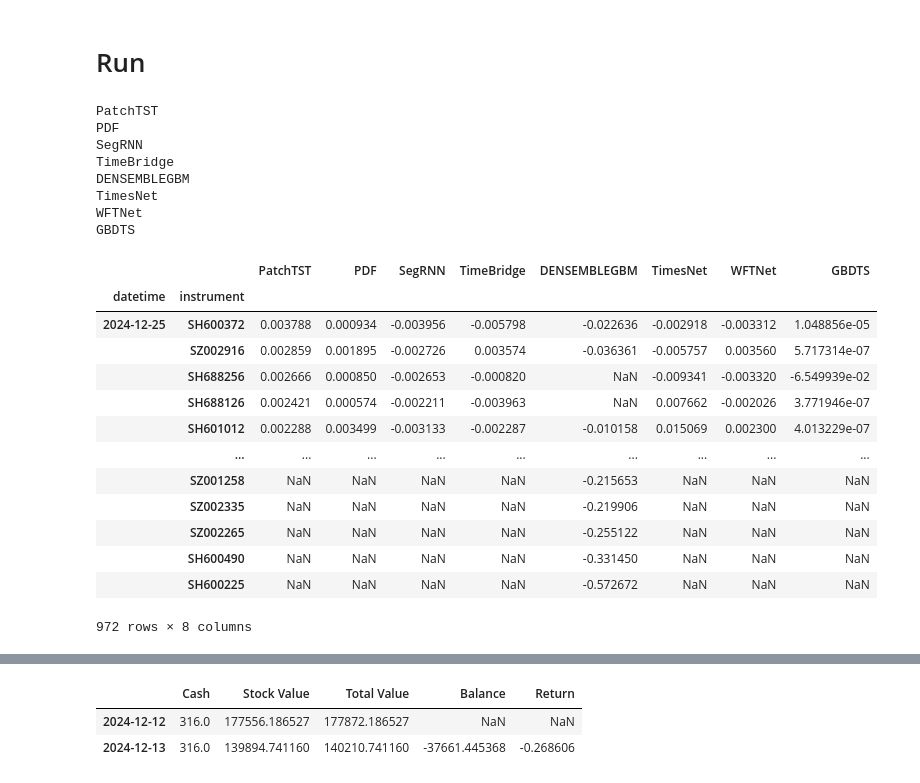
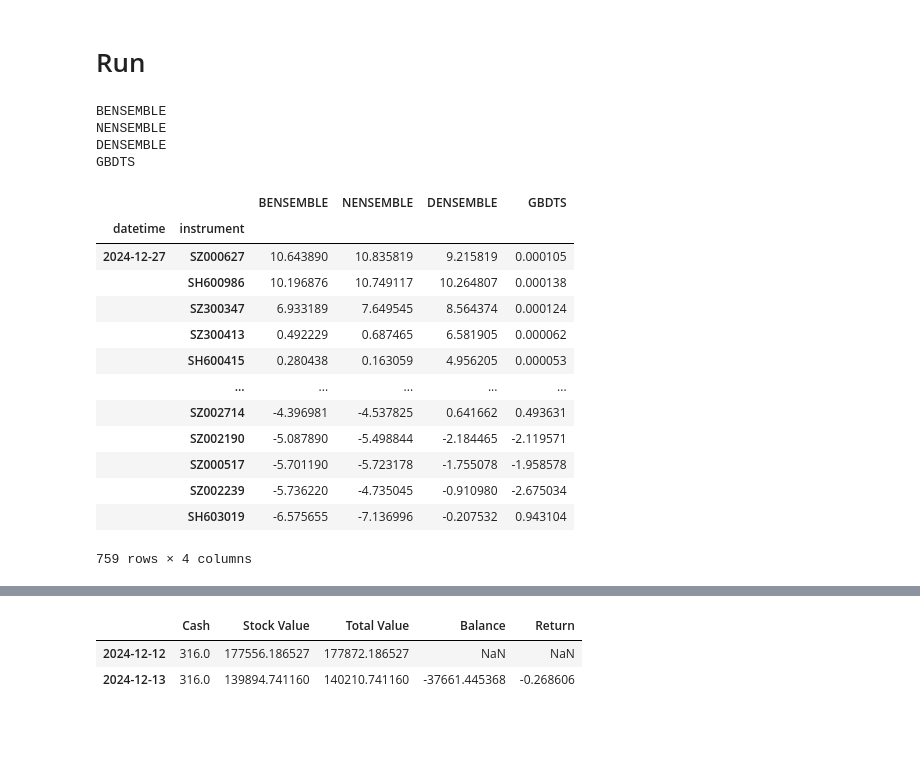
Before and after one commit to naiqili/private_trade, a Jupyter notebook: ensemble_main.ipynb, the cells around one changed output, grey strips where cells are left out. Saved outputs shown, nothing was run; the diff lists cells and outputs as text; code cells hidden in the pictures; blank space fills up the shorter version.

```diff
--- a/ensemble_main.ipynb
+++ b/ensemble_main.ipynb
@@ -183,7 +183,7 @@ info_win_dict10, info_ic_dict10 = {}, {}
 info_win_dict20, info_ic_dict20 = {}, {}
 pred_lst = []
 
-name_lst =  ['PatchTST', 'PDF', 'SegRNN', 'TimeBridge', 'DENSEMBLEGBM', 'TimesNet', 'WFTNet', 'GBDTS']
+name_lst =  ['BENSEMBLE', 'NENSEMBLE', 'DENSEMBLE', 'GBDTS']
 for model in name_lst:
     NAME = model
     print(model)
@@ -199,35 +199,31 @@ for model in name_lst:
     # print(_df)
     pred_lst.append(_df)
 # %% [output]
-PatchTST
-PDF
-SegRNN
-TimeBridge
-DENSEMBLEGBM
-TimesNet
-WFTNet
+BENSEMBLE
+NENSEMBLE
+DENSEMBLE
 GBDTS
 # %%
 pred_df = pd.concat(pred_lst, axis=1)
 
 # pred_df = pred_df.loc[:, ~pred_df.columns.duplicated()]
-_pred_df = pred_df
+_pred_df = pred_df = (pred_df) / pred_df.std()
 pred_df
 # %% [output]
-|  |  | PatchTST | PDF | SegRNN | TimeBridge | DENSEMBLEGBM | TimesNet | WFTNet | GBDTS |
-| datetime | instrument |  |  |  |  |  |  |  |  |
-| 2024-12-25 | SH600372 | 0.003788 | 0.000934 | -0.003956 | -0.005798 | -0.022636 | -0.002918 | -0.003312 | 1.048856e-05 |
-|  | SZ002916 | 0.002859 | 0.001895 | -0.002726 | 0.003574 | -0.036361 | -0.005757 | 0.003560 | 5.717314e-07 |
-|  | SH688256 | 0.002666 | 0.000850 | -0.002653 | -0.000820 | NaN | -0.009341 | -0.003320 | -6.549939e-02 |
-|  | SH688126 | 0.002421 | 0.000574 | -0.002211 | -0.003963 | NaN | 0.007662 | -0.002026 | 3.771946e-07 |
-|  | SH601012 | 0.002288 | 0.003499 | -0.003133 | -0.002287 | -0.010158 | 0.015069 | 0.002300 | 4.013229e-07 |
-|  | ... | ... | ... | ... | ... | ... | ... | ... | ... |
-|  | SZ001258 | NaN | NaN | NaN | NaN | -0.215653 | NaN | NaN | NaN |
-|  | SZ002335 | NaN | NaN | NaN | NaN | -0.219906 | NaN | NaN | NaN |
-|  | SZ002265 | NaN | NaN | NaN | NaN | -0.255122 | NaN | NaN | NaN |
-|  | SH600490 | NaN | NaN | NaN | NaN | -0.331450 | NaN | NaN | NaN |
-|  | SH600225 | NaN | NaN | NaN | NaN | -0.572672 | NaN | NaN | NaN |
+|  |  | BENSEMBLE | NENSEMBLE | DENSEMBLE | GBDTS |
+| datetime | instrument |  |  |  |  |
+| 2024-12-27 | SZ000627 | 10.643890 | 10.835819 | 9.215819 | 0.000105 |
+|  | SH600986 | 10.196876 | 10.749117 | 10.264807 | 0.000138 |
+|  | SZ300347 | 6.933189 | 7.649545 | 8.564374 | 0.000124 |
+|  | SZ300413 | 0.492229 | 0.687465 | 6.581905 | 0.000062 |
+|  | SH600415 | 0.280438 | 0.163059 | 4.956205 | 0.000053 |
+|  | ... | ... | ... | ... | ... |
+|  | SZ002714 | -4.396981 | -4.537825 | 0.641662 | 0.493631 |
+|  | SZ002190 | -5.087890 | -5.498844 | -2.184465 | -2.119571 |
+|  | SZ000517 | -5.701190 | -5.723178 | -1.755078 | -1.958578 |
+|  | SZ002239 | -5.736220 | -4.735045 | -0.910980 | -2.675034 |
+|  | SH603019 | -6.575655 | -7.136996 | -0.207532 | 0.943104 |
-972 rows × 8 columns
+759 rows × 4 columns
 # %%
 
 pred_df['mean'] = _pred_df.mean(axis=1)
```
Also changed, not shown: parts of 11 cells of this notebook, 31 other files.
